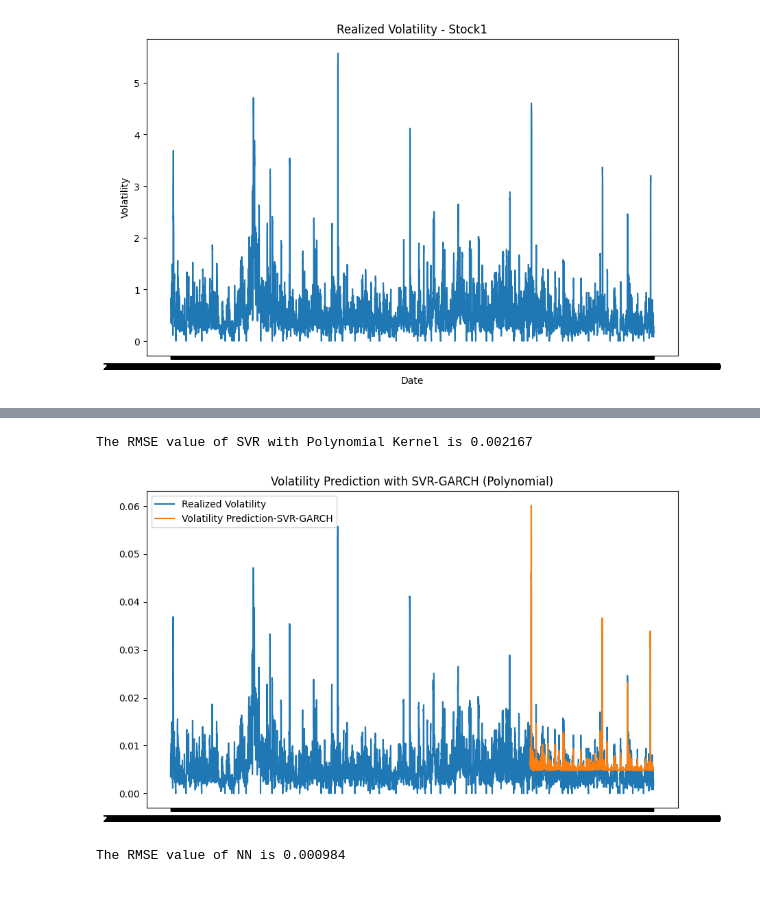
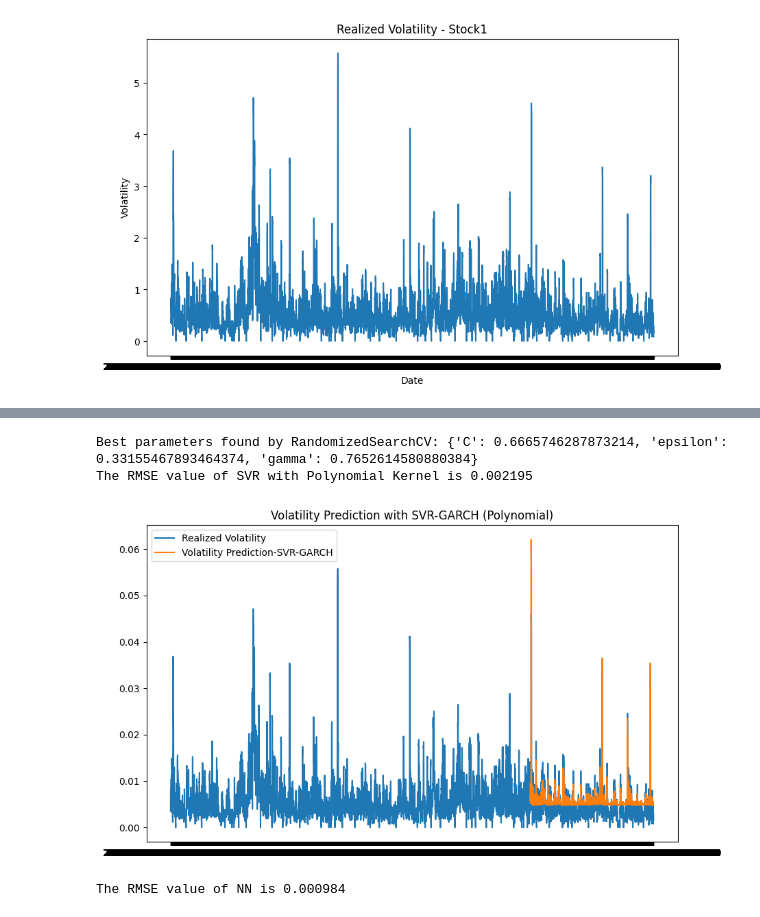
Before and after one commit to CalculusSlayer/ecs170_final_project_s24, a Jupyter notebook: 170-model-training/modeltraining.ipynb, the cells around one changed output, grey strips where cells are left out. Drawn from its saved outputs; the diff is of its cells as text; code cells hidden in the pictures.

```diff
--- a/170-model-training/modeltraining.ipynb
+++ b/170-model-training/modeltraining.ipynb
@@ -112,30 +123,34 @@ The RMSE value of SVR with RBF Kernel is  0.001602
 # %%
 para_grid = {'gamma': sp_rand(),
                      'C': sp_rand(),
                      'epsilon': sp_rand()}
 clf = RandomizedSearchCV(svr_poly, para_grid)
 clf.fit(X.iloc[:-n].values,
                  realized_vol.iloc[1:-(n-1)].values.reshape(-1,))
+# Get the best parameters
+best_params = clf.best_params_
+print("Best parameters found by RandomizedSearchCV:", best_params)
 predict_svr_poly = clf.predict(X.iloc[-n:])
 
 predict_svr_poly = pd.DataFrame(predict_svr_poly)
 predict_svr_poly.index = ret.iloc[-n:].index
 
 rmse_svr_poly = np.sqrt(mse(realized_vol.iloc[-n:] / 100,
                                      predict_svr_poly / 100))
 print('The RMSE value of SVR with Polynomial Kernel is {:.6f}'
                .format(rmse_svr_poly))
 
 plt.figure(figsize=(10, 6))
 plt.plot(realized_vol/100, label='Realized Volatility')
 plt.plot(predict_svr_poly/100, label='Volatility Prediction-SVR-GARCH')
 plt.title('Volatility Prediction with SVR-GARCH (Polynomial)',
                    fontsize=12)
 plt.legend()
 plt.show()
 # %% [output]
-The RMSE value of SVR with Polynomial Kernel is 0.002167
+Best parameters found by RandomizedSearchCV: {'C': 0.6665746287873214, 'epsilon': 0.33155467893464374, 'gamma': 0.7652614580880384}
+The RMSE value of SVR with Polynomial Kernel is 0.002195
-[figure, old version]
+[figure, new version]
 # %%
 from sklearn.neural_network import MLPRegressor
 NN_vol = MLPRegressor(learning_rate_init=0.001, random_state=1)
```
Also changed, not shown: parts of 2 cells of this notebook.
